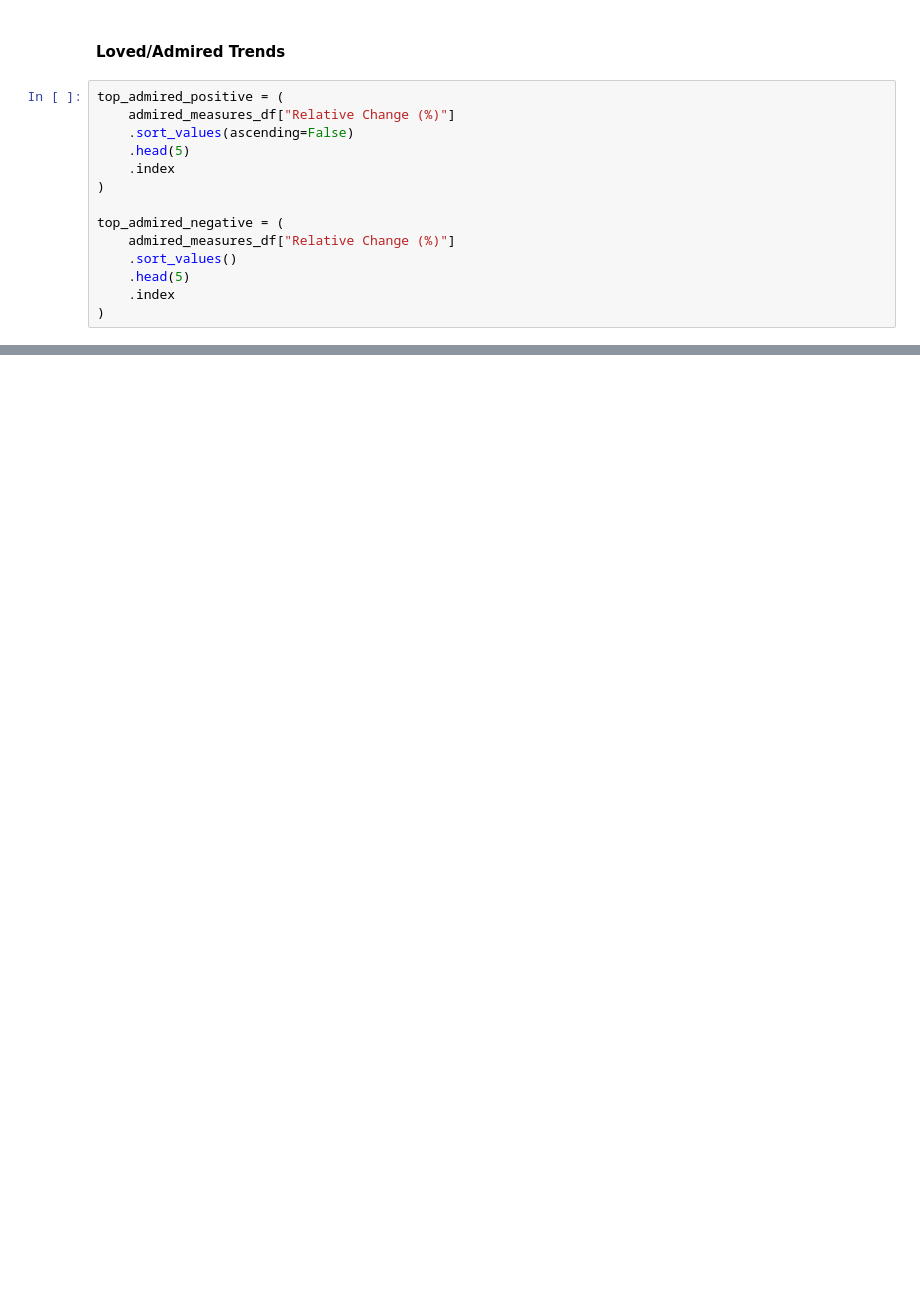
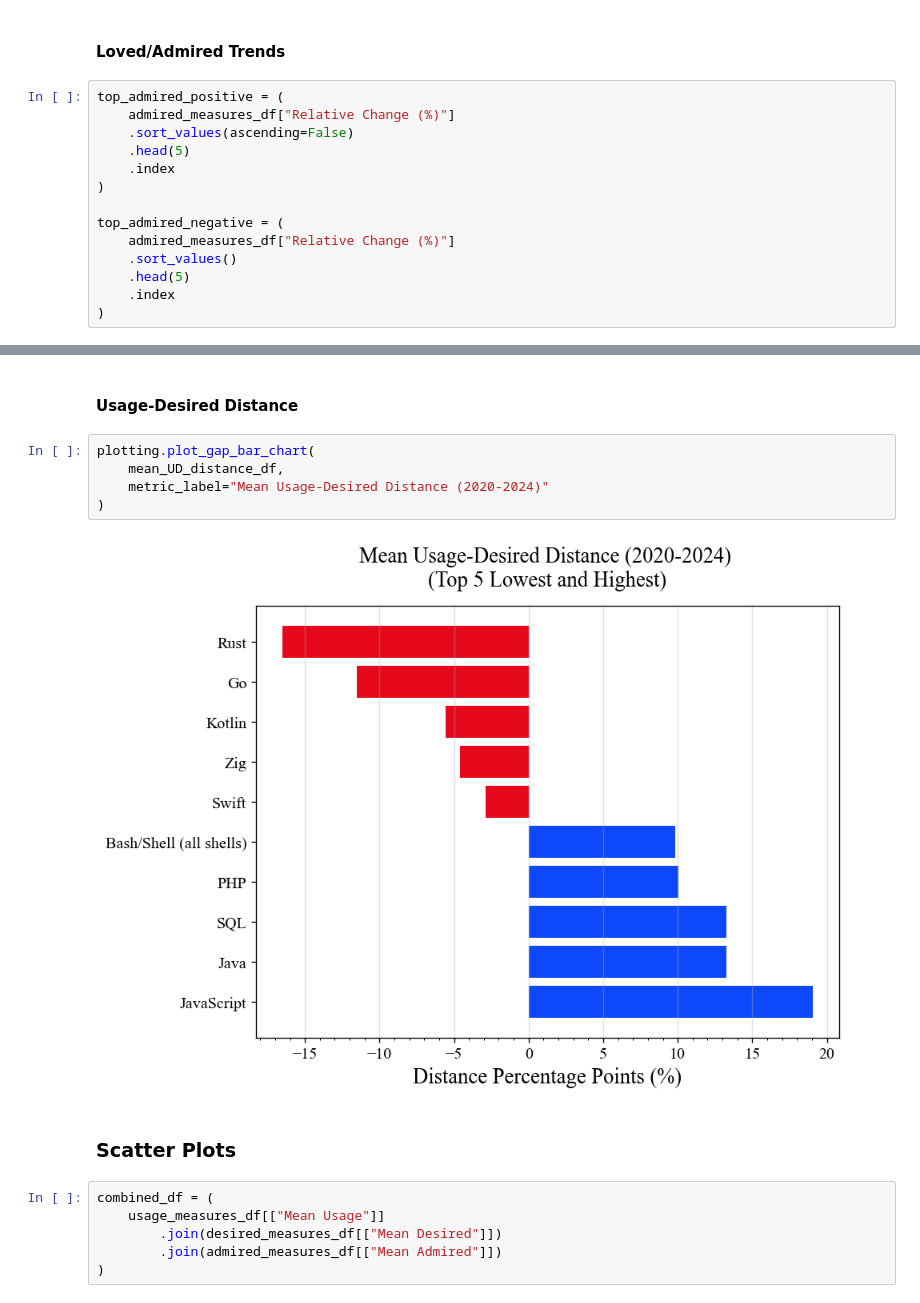
Before and after one commit to devinlin89/SO-language-trends-2020-2024, a Jupyter notebook: notebooks/analysis.ipynb, the cells around one changed output, grey strips where cells are left out. Drawn from its saved outputs; the diff is of its cells as text; blank space fills up the shorter version.

```diff
--- a/notebooks/analysis.ipynb
+++ b/notebooks/analysis.ipynb
@@ -788,0 +800,17 @@ for lang in top_admired_negative:
+# %% [markdown]
+#### Usage-Desired Distance
+# %%
+plotting.plot_gap_bar_chart(
+    mean_UD_distance_df,
+    metric_label="Mean Usage-Desired Distance (2020-2024)"
+)
+# %% [output]
+[figure, added]
+# %% [markdown]
+### Scatter Plots
+# %%
+combined_df = (
+    usage_measures_df[["Mean Usage"]]
+        .join(desired_measures_df[["Mean Desired"]])
+        .join(admired_measures_df[["Mean Admired"]])
+)
```
Also changed, not shown: parts of 14 cells of this notebook, 1 other file.
